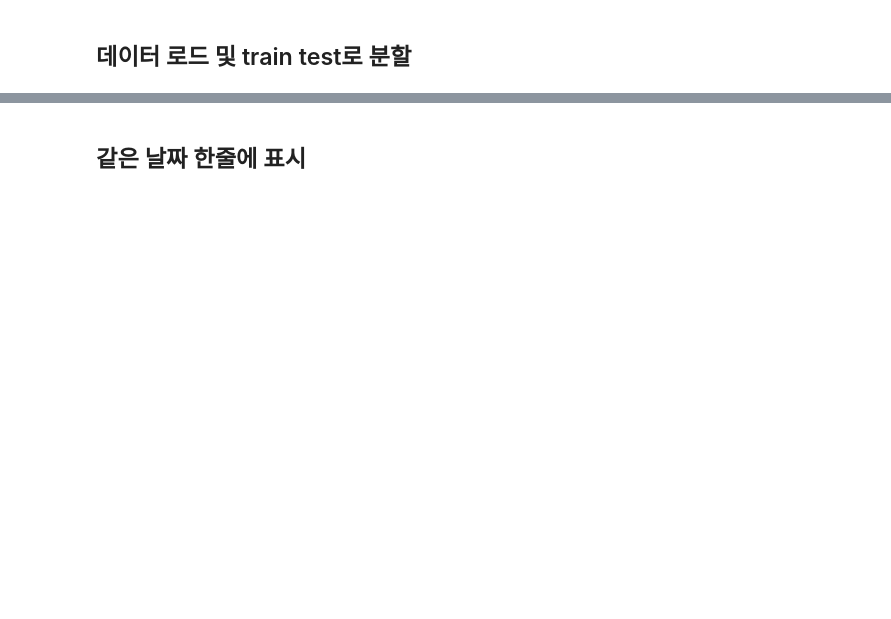
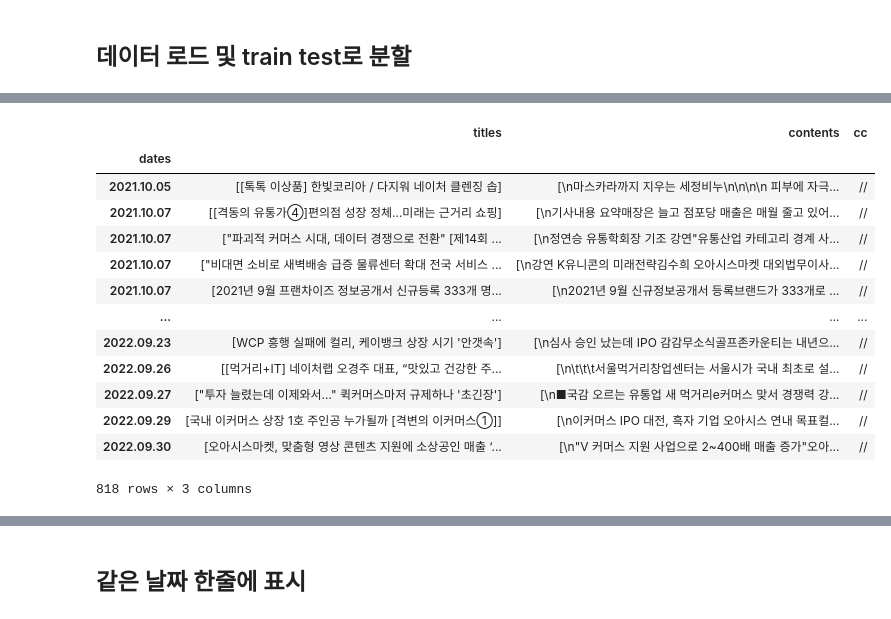
Before and after one commit to lhshs/2022_YDS2, a Jupyter notebook: NLP/tokenizer_News.ipynb, the cells around one changed output, grey strips where cells are left out. Saved outputs shown, nothing was run; the diff lists cells and outputs as text; code cells hidden in the pictures; blank space fills up the shorter version.

```diff
--- a/NLP/tokenizer_News.ipynb
+++ b/NLP/tokenizer_News.ipynb
@@ -94,0 +111,2 @@ df
+# %%
+df_naver = df_naver.drop(ss)
@@ -94,0 +129,23 @@ df
+# %%
+df_naver = df_naver.drop_duplicates().reset_index().drop(columns=['index'])
+# %%
+df_naver = df_naver.set_index('dates')
+# %%
+df_naver['cc'] = '//'
+# %%
+df_naver
+# %% [output]
+|  | titles | contents | cc |
+| dates |  |  |  |
+| 2021.10.05 | [[톡톡 이상품] 한빛코리아 / 다지워 네이처 클렌징 솝] | [\n마스카라까지 지우는 세정비누\n\n\n\n 피부에 자극... | // |
+| 2021.10.07 | [[격동의 유통가④]편의점 성장 정체…미래는 근거리 쇼핑] | [\n기사내용 요약매장은 늘고 점포당 매출은 매월 줄고 있어... | // |
+| 2021.10.07 | ["파괴적 커머스 시대, 데이터 경쟁으로 전환" [제14회 ... | [\n정연승 유통학회장 기조 강연"유통산업 카테고리 경계 사... | // |
+| 2021.10.07 | ["비대면 소비로 새벽배송 급증 물류센터 확대 전국 서비스 ... | [\n강연 K유니콘의 미래전략김수희 오아시스마켓 대외법무이사... | // |
+| 2021.10.07 | [2021년 9월 프랜차이즈 정보공개서 신규등록 333개 명... | [\n2021년 9월 신규정보공개서 등록브랜드가 333개로 ... | // |
+| ... | ... | ... | ... |
+| 2022.09.23 | [WCP 흥행 실패에 컬리, 케이뱅크 상장 시기 '안갯속'] | [\n심사 승인 났는데 IPO 감감무소식골프존카운티는 내년으... | // |
+| 2022.09.26 | [[먹거리+IT] 네이처랩 오경주 대표, “맛있고 건강한 주... | [\n\t\t\t서울먹거리창업센터는 서울시가 국내 최초로 설... | // |
+| 2022.09.27 | ["투자 늘렸는데 이제와서…" 퀵커머스마저 규제하나 '초긴장'] | [\n■국감 오르는 유통업 새 먹거리e커머스 맞서 경쟁력 강... | // |
+| 2022.09.29 | [국내 이커머스 상장 1호 주인공 누가될까 [격변의 이커머스①]] | [\n이커머스 IPO 대전, 흑자 기업 오아시스 연내 목표컬... | // |
+| 2022.09.30 | [오아시스마켓, 맞춤형 영상 콘텐츠 지원에 소상공인 매출 ‘... | [\n"V 커머스 지원 사업으로 2~400배 매출 증가"오아... | // |
+818 rows × 3 columns
```
Also changed, not shown: parts of 38 cells of this notebook, 5 other files.
